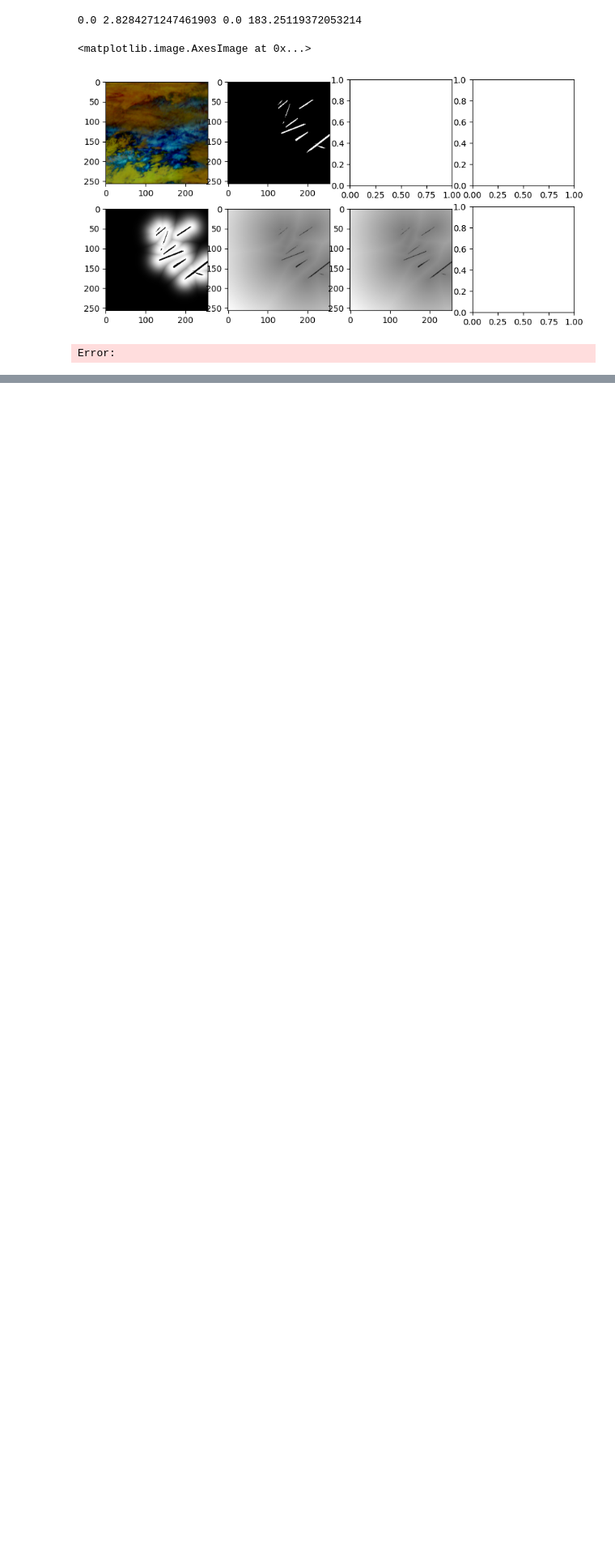
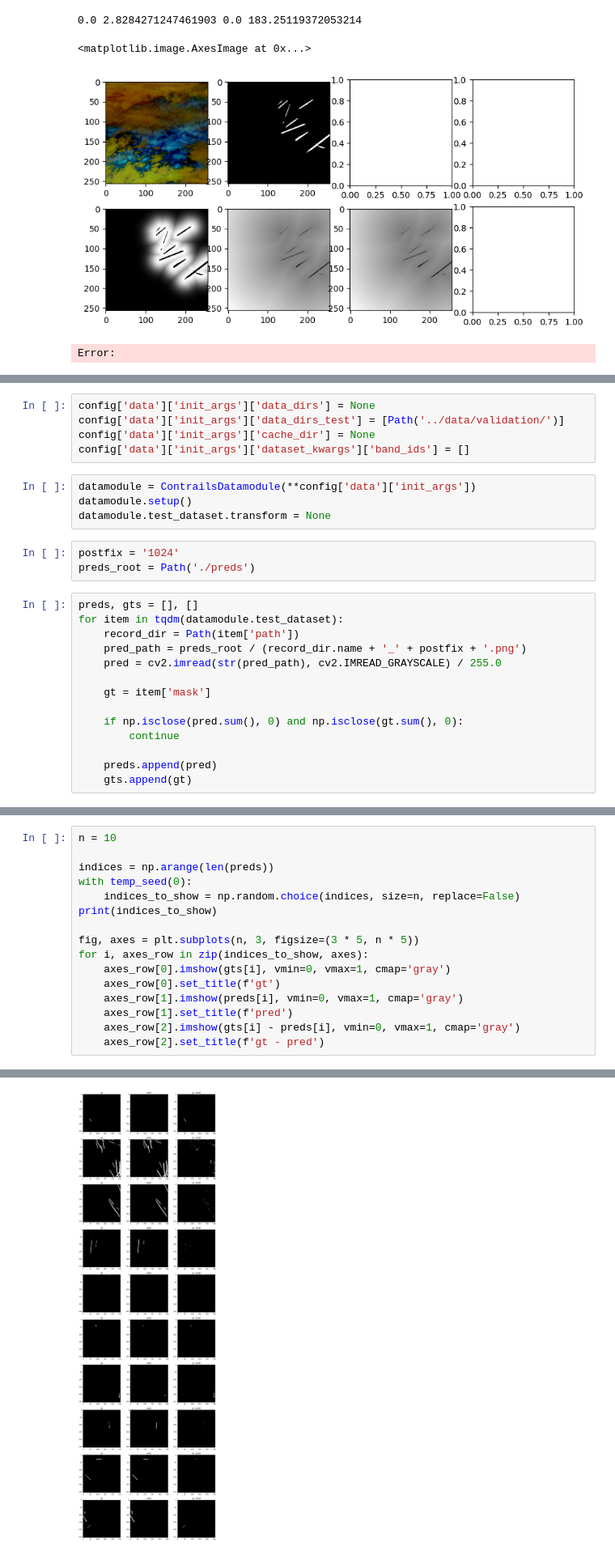
Before and after one commit to mkotyushev/contrails, a Jupyter notebook: src/notebooks/eda.ipynb, the cells around one changed output, grey strips where cells are left out. Shown at 81% size. Drawn from its saved outputs; the diff is of its cells as text; blank space fills up the shorter version.

```diff
--- a/src/notebooks/eda.ipynb
+++ b/src/notebooks/eda.ipynb
@@ -1314,0 +1340,26 @@ Error:
+# %%
+config['data']['init_args']['data_dirs'] = None
+config['data']['init_args']['data_dirs_test'] = [Path('../data/validation/')]
+config['data']['init_args']['cache_dir'] = None
+config['data']['init_args']['dataset_kwargs']['band_ids'] = []
+# %%
+datamodule = ContrailsDatamodule(**config['data']['init_args'])
+datamodule.setup()
+datamodule.test_dataset.transform = None
+# %%
+postfix = '1024'
+preds_root = Path('./preds')
+# %%
+preds, gts = [], []
+for item in tqdm(datamodule.test_dataset):
+    record_dir = Path(item['path'])
+    pred_path = preds_root / (record_dir.name + '_' + postfix + '.png')
+    pred = cv2.imread(str(pred_path), cv2.IMREAD_GRAYSCALE) / 255.0
+
+    gt = item['mask']
+
+    if np.isclose(pred.sum(), 0) and np.isclose(gt.sum(), 0):
+        continue
+
+    preds.append(pred)
+    gts.append(gt)
@@ -1314,0 +1371,17 @@ Error:
+# %%
+n = 10
+
+indices = np.arange(len(preds))
+with temp_seed(0):
+    indices_to_show = np.random.choice(indices, size=n, replace=False)
+print(indices_to_show)
+
+fig, axes = plt.subplots(n, 3, figsize=(3 * 5, n * 5))
+for i, axes_row in zip(indices_to_show, axes):
+    axes_row[0].imshow(gts[i], vmin=0, vmax=1, cmap='gray')
+    axes_row[0].set_title(f'gt')
+    axes_row[1].imshow(preds[i], vmin=0, vmax=1, cmap='gray')
+    axes_row[1].set_title(f'pred')
+    axes_row[2].imshow(gts[i] - preds[i], vmin=0, vmax=1, cmap='gray')
+    axes_row[2].set_title(f'gt - pred')
+# %% [output]
@@ -1314,0 +1389 @@ Error:
+[figure, added]
```
Also changed, not shown: parts of 6 cells of this notebook.
